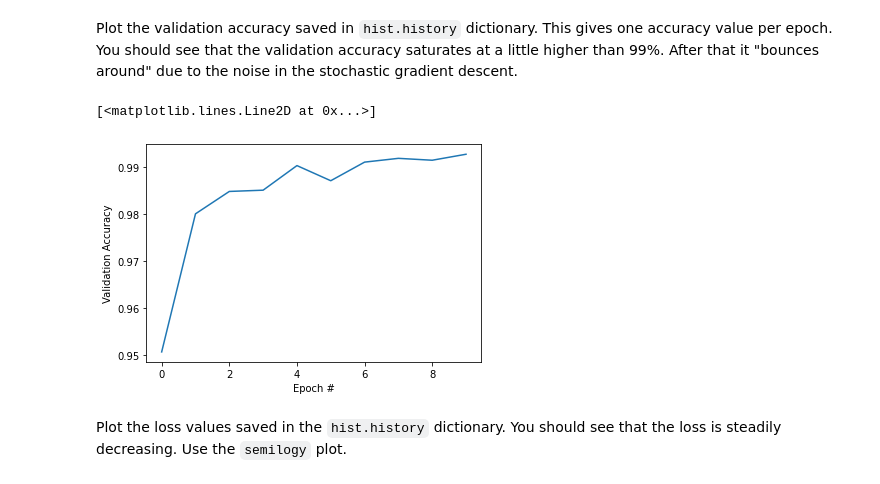
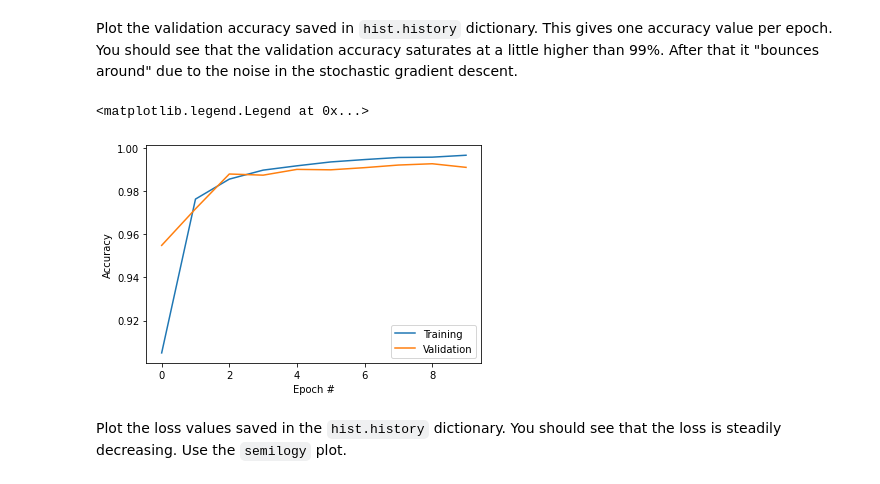
Before and after one commit to chinmay-n/ML, a Jupyter notebook: lab_music_partial.ipynb, the cells around one changed output. Cells and saved outputs as stored; diff of their text form; code cells hidden in the pictures.

```diff
--- a/lab_music_partial.ipynb
+++ b/lab_music_partial.ipynb
@@ -202,11 +212,13 @@ Plot the validation accuracy saved in `hist.history` dictionary. This gives one
 # %%
 # TODO 10
 plt.xlabel("Epoch #")
-plt.ylabel("Validation Accuracy")
-plt.plot(hist.history["val_accuracy"])
+plt.ylabel("Accuracy")
+plt.plot(hist.history["accuracy"],label="Training")
+plt.plot(hist.history["val_accuracy"],label="Validation")
+plt.legend()
 # %% [output]
-[<matplotlib.lines.Line2D at 0x...>]
+<matplotlib.legend.Legend at 0x...>
-[figure, old version]
+[figure, new version]
 # %% [markdown]
 Plot the loss values saved in the `hist.history` dictionary.  You should see that the loss is steadily decreasing.  Use the `semilogy` plot.
 # %%
```
Also changed, not shown: parts of 6 cells of this notebook.
